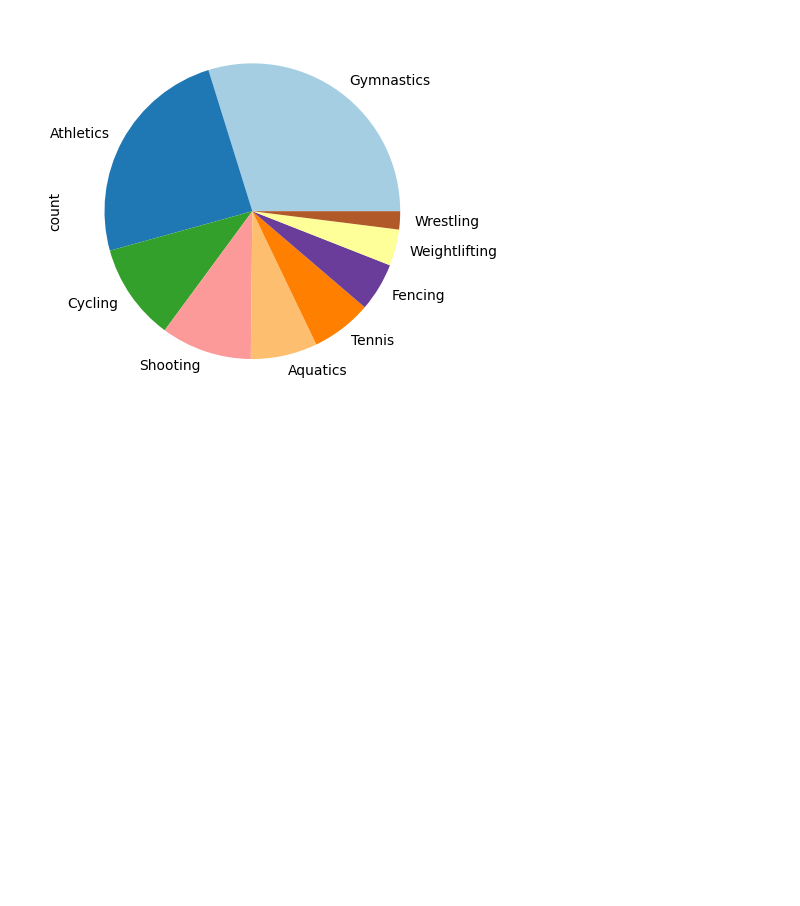
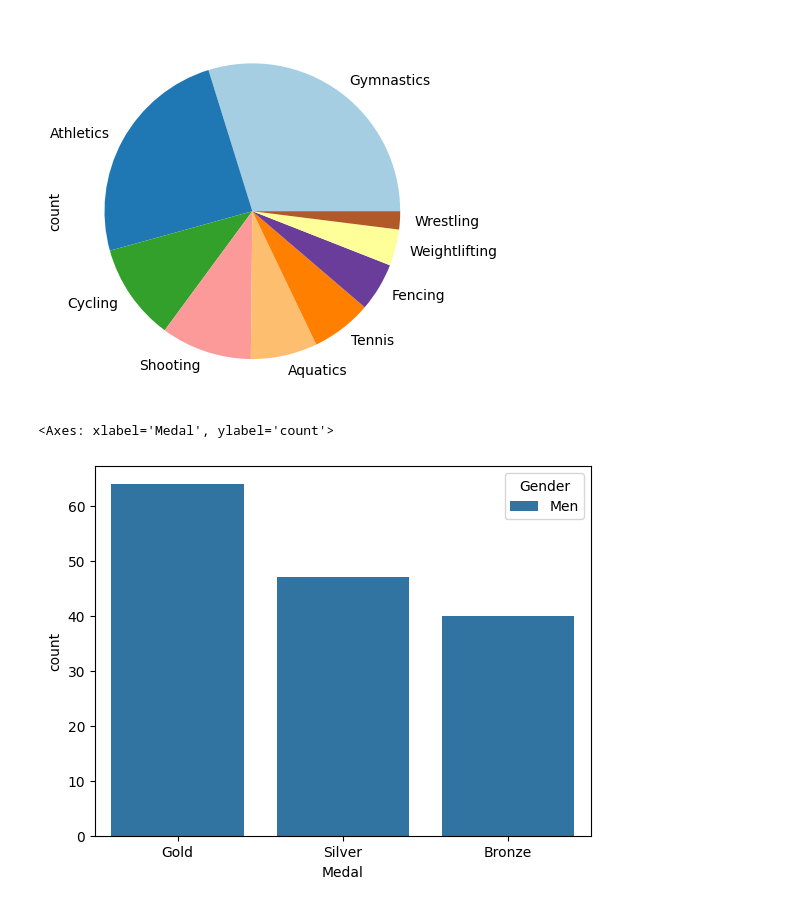
Before and after one commit to Omarvgtech/public, a Jupyter notebook: ES/PandasGraficas.ipynb, the cells around one changed output. Drawn from its saved outputs; the diff is of its cells as text; code cells hidden in the pictures; blank space fills up the shorter version.

```diff
--- a/ES/PandasGraficas.ipynb
+++ b/ES/PandasGraficas.ipynb
@@ -69,3 +69,8 @@ fo.Sport.value_counts().plot(kind='pie',colormap='Paired')
 # %% [output]
 <Axes: ylabel='count'>
 [figure]
+# %%
+sns.countplot(x='Medal',data=fo,hue='Gender')
+# %% [output]
+<Axes: xlabel='Medal', ylabel='count'>
+[figure, added]
```
Also changed, not shown: parts of 9 cells of this notebook.
